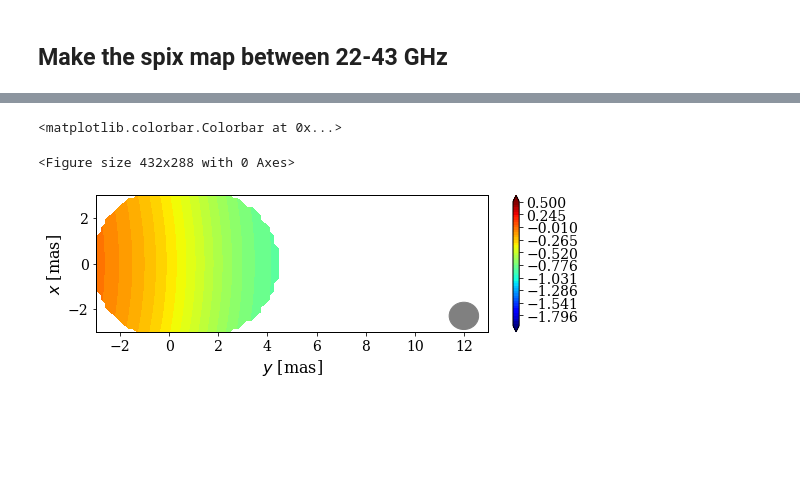
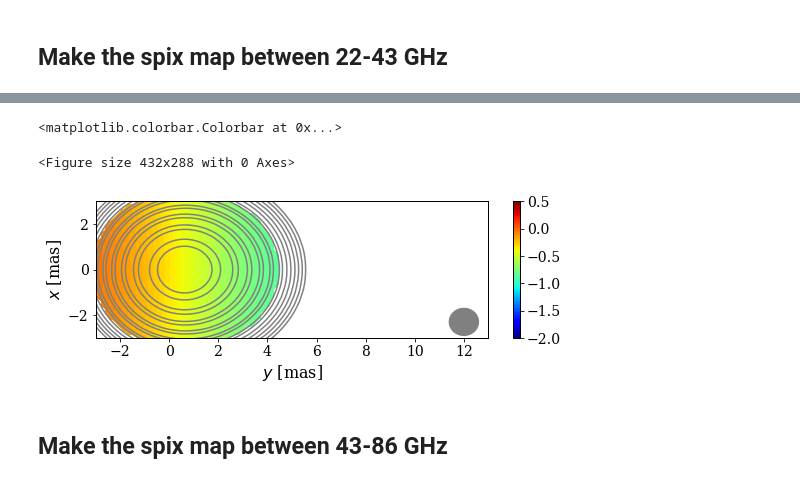
Before and after one commit to santimda/ExtendedJet, a Jupyter notebook: PostProcessing/EHT-maps.ipynb, the cells around one changed output, grey strips where cells are left out. Cells and saved outputs as stored; diff of their text form; code cells hidden in the pictures; blank space fills up the shorter version.

```diff
--- a/PostProcessing/EHT-maps.ipynb
+++ b/PostProcessing/EHT-maps.ipynb
@@ -324,26 +326,25 @@ spix_map = Make_spix_map( x_c, y_c, nu1, F_map_c1, nu2, F_map_c2, clip1, clip2)
 # %%
 plt.clf()
 fig, ax = plt.subplots(1, 1, figsize=(8, 3)) # proportion: 16/6
 ax.set_xlabel(r"$y$ [mas]")
 ax.set_ylabel(r"$x$ [mas]")
 ax.set_xlim([-3, 13])
 ax.set_ylim([-3, 3])
-palette  = plt.cm.jet # CAMBIARLO POR UNO MEJOR!
-#palette = plt.cm.gray.with_extremes(over='r', under='g', bad='b')
-CS_conv = ax.contourf( y_c, x_c, spix_map, cmap=palette, levels=np.linspace(-2., 0.5, 50), extend="both")
-#PONER EN BLANCO DONDE NO HAY DATOS
+palette  = plt.cm.jet
+ticks = [-2, -1.5, -1, -0.5, 0, 0.5, 1]
+levels = np.linspace(-2., 0.5, 100)
+CS_conv = ax.contourf( y_c, x_c, spix_map, cmap=palette, levels=levels)
 
-#Agregar contornos a valores representativos
-#obs_cont = ([-1.0, -0.5, 0.0, 0.5, 1.0, 1.5]) # HACERLOS EN GRIS!
-#plot_cont = ax.contour( y_map, x_map, spix_map, levels=obs_cont, extend="both")
+# intensity contours at 22 GHz
+obs_cont = np.array([1, 1.4, 2, 2.8, 4, 5.6, 8, 10.2, 16, 20.4, 32, 40.8, 64, 81.6, 128, 163.2, 256, 326.4, 512])*1.9 # HACERLOS EN GRIS
+plot_cont = ax.contour( y_c, x_c, F_map_c1, levels=obs_cont, extend="both", colors='grey')
 
 el = Ellipse((12, -2.3), sigma_y, sigma_x, color='grey')
-
 ax.add_patch(el)
 
 plt.tight_layout()
-fig.colorbar( CS_conv)
+fig.colorbar(CS_conv, ticks=ticks)
 # %% [output]
 <matplotlib.colorbar.Colorbar at 0x...>
 <Figure size 432x288 with 0 Axes>
-[figure, old version]
+[figure, new version]
@@ -349,0 +354,2 @@ fig.colorbar( CS_conv)
+# %% [markdown]
+## Make the spix map between 43-86 GHz
```
Also changed, not shown: parts of 9 cells of this notebook.
